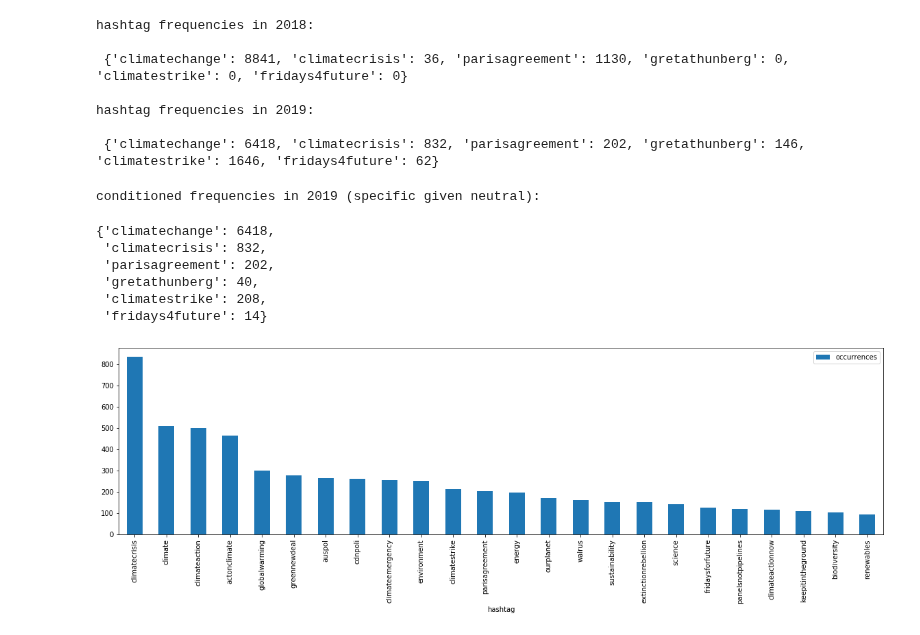
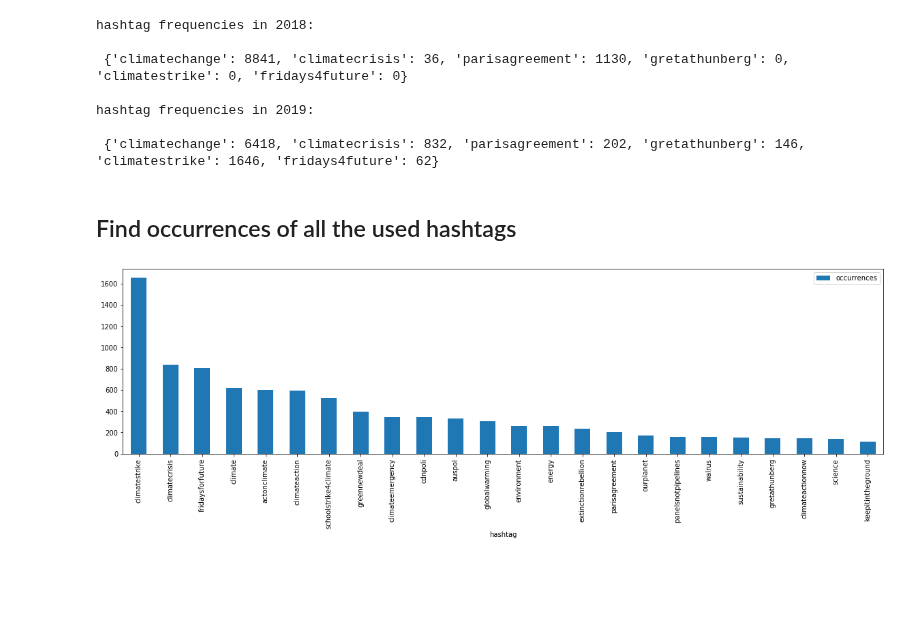
Before and after one commit to Mmiglio/ClimateAction, a Jupyter notebook: hashtags_greta.ipynb, the cells around one changed output. Drawn from its saved outputs; the diff is of its cells as text; code cells hidden in the pictures; blank space fills up the shorter version.

```diff
--- a/hashtags_greta.ipynb
+++ b/hashtags_greta.ipynb
@@ -94,28 +63,5 @@ hashtag frequencies in 2018:
 hashtag frequencies in 2019:
 
  {'climatechange': 6418, 'climatecrisis': 832, 'parisagreement': 202, 'gretathunberg': 146, 'climatestrike': 1646, 'fridays4future': 62}
-# %%
-mask = []
-
-def define_mask(row, words={"climatechange", "climatecrisis", "parisagreement"}):
-
-    hash_tweet = set(re.findall(r"#(\w+)", row.text.lower()))
-    mask.append((hash_tweet & words) != set())
-
-
-print('conditioned frequencies in 2019 (specific given neutral):', end='\n\n')
-tweets.apply(define_mask, axis=1)
-count_words_in_list(tweets[mask & (tweets.created_at.dt.year == 2019)], words_list)
-# %% [output]
-conditioned frequencies in 2019 (specific given neutral):
-{'climatechange': 6418,
- 'climatecrisis': 832,
- 'parisagreement': 202,
- 'gretathunberg': 40,
- 'climatestrike': 208,
- 'fridays4future': 14}
-# %%
-top_hash = plot_hash_distribution(tweets[mask & (tweets.created_at.dt.year == 2019)],
-                       n_hash_max=25, n_hash_min=1)
-# %% [output]
-[figure, removed]
+# %% [markdown]
+## Find occurrences of all the used hashtags
@@ -121,0 +124,4 @@ top_hash = plot_hash_distribution(tweets[mask & (tweets.created_at.dt.year == 20
+# %%
+top_hash_pre = filter_dataset(tweets, words=[], year=2018, n_max=25, n_min=1)
+# %% [output]
+[figure, added]
```
Also changed, not shown: parts of 12 cells of this notebook.
